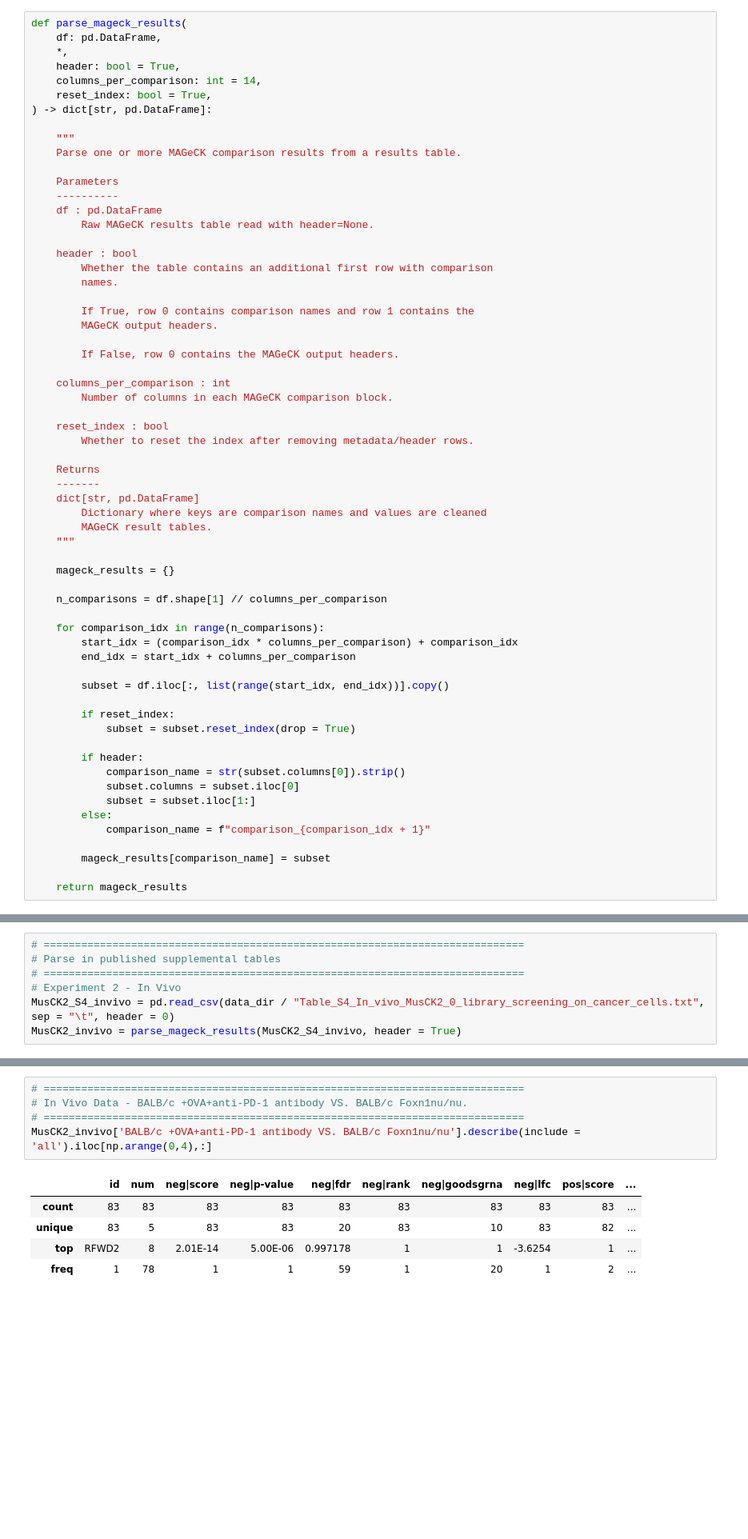
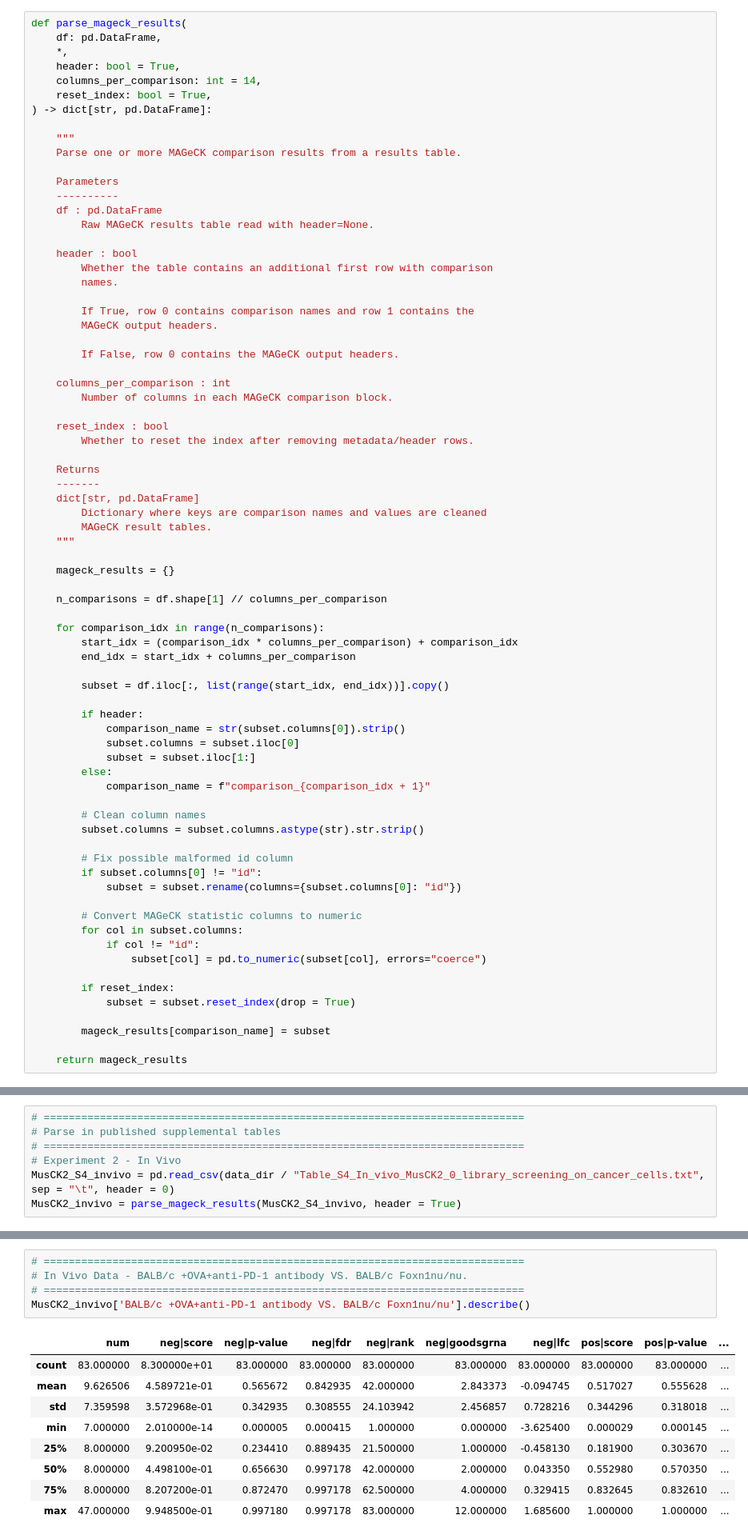
Before and after one commit to AWEyre7147/mouse-crispr-cop1-cell2021-replication, a Jupyter notebook: notebooks/Cop1-E3ligase-2021.ipynb, the cells around one changed output, grey strips where cells are left out. Shown at 80% size. Cells and saved outputs as stored; diff of their text form; blank space fills up the shorter version.

```diff
--- a/notebooks/Cop1-E3ligase-2021.ipynb
+++ b/notebooks/Cop1-E3ligase-2021.ipynb
@@ -93,9 +93,6 @@ def parse_mageck_results(
 
         subset = df.iloc[:, list(range(start_idx, end_idx))].copy()
 
-        if reset_index:
-            subset = subset.reset_index(drop = True)
-
         if header:
             comparison_name = str(subset.columns[0]).strip()
             subset.columns = subset.iloc[0]
@@ -103,6 +100,21 @@ def parse_mageck_results(
         else:
             comparison_name = f"comparison_{comparison_idx + 1}"
 
+        # Clean column names
+        subset.columns = subset.columns.astype(str).str.strip()
+
+        # Fix possible malformed id column
+        if subset.columns[0] != "id":
+            subset = subset.rename(columns={subset.columns[0]: "id"})
+
+        # Convert MAGeCK statistic columns to numeric
+        for col in subset.columns:
+            if col != "id":
+                subset[col] = pd.to_numeric(subset[col], errors="coerce")
+
+        if reset_index:
+            subset = subset.reset_index(drop = True)
+
         mageck_results[comparison_name] = subset
 
     return mageck_results
@@ -227,14 +259,18 @@ MusCK2_invivo['BALB/c +OVA VS. BALB/c Foxn1nu/nu'].describe(include = 'all').ilo
 # %%
 # =============================================================================
 # In Vivo Data - BALB/c +OVA+anti-PD-1 antibody VS. BALB/c Foxn1nu/nu.
 # =============================================================================
-MusCK2_invivo['BALB/c +OVA+anti-PD-1 antibody VS. BALB/c Foxn1nu/nu'].describe(include = 'all').iloc[np.arange(0,4),:]
+MusCK2_invivo['BALB/c +OVA+anti-PD-1 antibody VS. BALB/c Foxn1nu/nu'].describe()
 # %% [output]
-|  | id | num | neg|score | neg|p-value | neg|fdr | neg|rank | neg|goodsgrna | neg|lfc | pos|score | ... |
-| count | 83 | 83 | 83 | 83 | 83 | 83 | 83 | 83 | 83 | ... |
-| unique | 83 | 5 | 83 | 83 | 20 | 83 | 10 | 83 | 82 | ... |
-| top | RFWD2 | 8 | 2.01E-14 | 5.00E-06 | 0.997178 | 1 | 1 | -3.6254 | 1 | ... |
-| freq | 1 | 78 | 1 | 1 | 59 | 1 | 20 | 1 | 2 | ... |
+|  | num | neg|score | neg|p-value | neg|fdr | neg|rank | neg|goodsgrna | neg|lfc | pos|score | pos|p-value | ... |
+| count | 83.000000 | 8.300000e+01 | 83.000000 | 83.000000 | 83.000000 | 83.000000 | 83.000000 | 83.000000 | 83.000000 | ... |
+| mean | 9.626506 | 4.589721e-01 | 0.565672 | 0.842935 | 42.000000 | 2.843373 | -0.094745 | 0.517027 | 0.555628 | ... |
+| std | 7.359598 | 3.572968e-01 | 0.342935 | 0.308555 | 24.103942 | 2.456857 | 0.728216 | 0.344296 | 0.318018 | ... |
+| min | 7.000000 | 2.010000e-14 | 0.000005 | 0.000415 | 1.000000 | 0.000000 | -3.625400 | 0.000029 | 0.000145 | ... |
+| 25% | 8.000000 | 9.200950e-02 | 0.234410 | 0.889435 | 21.500000 | 1.000000 | -0.458130 | 0.181900 | 0.303670 | ... |
+| 50% | 8.000000 | 4.498100e-01 | 0.656630 | 0.997178 | 42.000000 | 2.000000 | 0.043350 | 0.552980 | 0.570350 | ... |
+| 75% | 8.000000 | 8.207200e-01 | 0.872470 | 0.997178 | 62.500000 | 4.000000 | 0.329415 | 0.832645 | 0.832610 | ... |
+| max | 47.000000 | 9.948500e-01 | 0.997180 | 0.997178 | 83.000000 | 12.000000 | 1.685600 | 1.000000 | 1.000000 | ... |
 # %% [markdown]
 =============================================================================
 #### Gene Annotation
```
Also changed, not shown: parts of 5 cells of this notebook.
